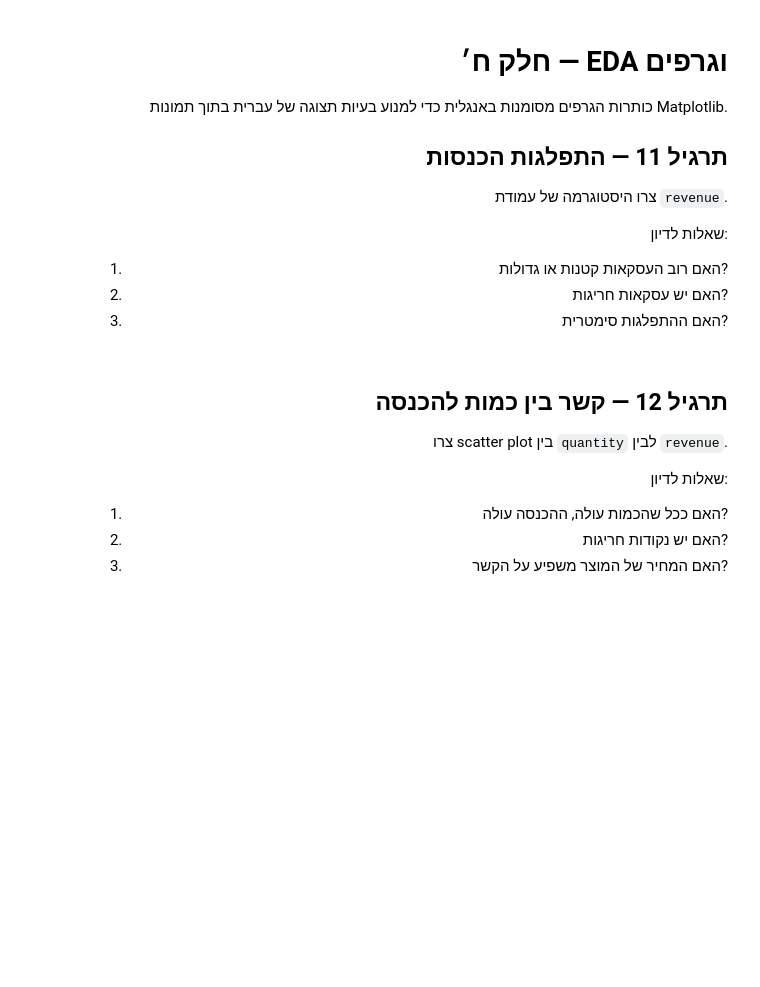
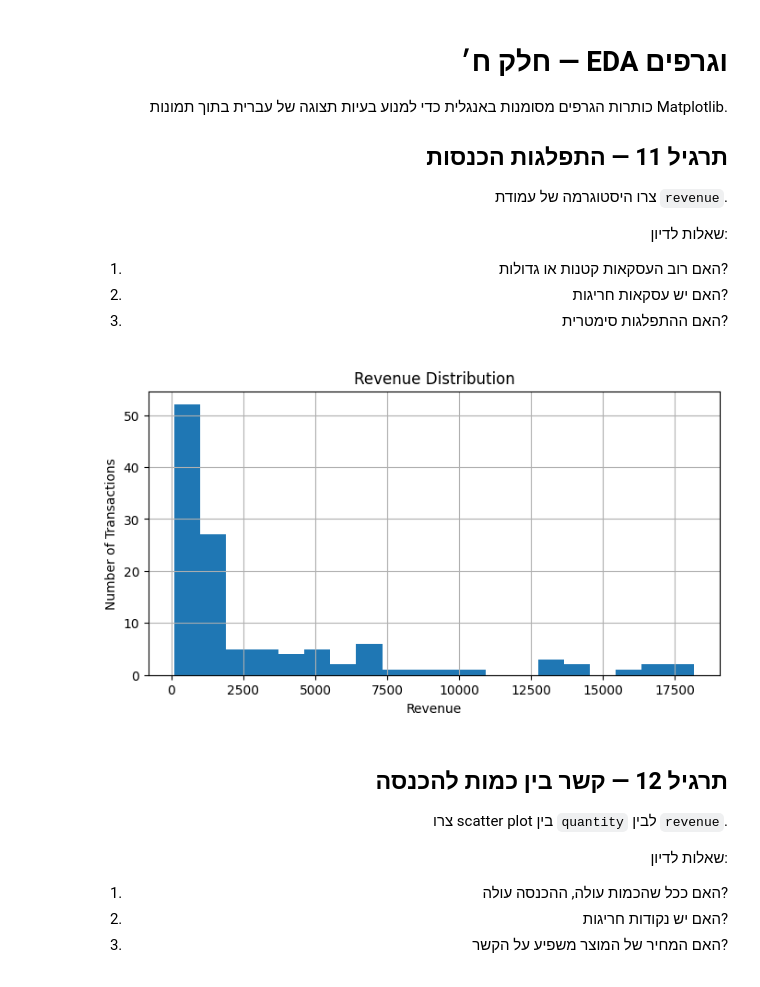
Before and after one commit to yahavLer/python-ai-engineer, a Jupyter notebook: tirgul/class4.ipynb, the cells around one changed output. Drawn from its saved outputs; the diff is of its cells as text; code cells hidden in the pictures; blank space fills up the shorter version.

```diff
--- a/tirgul/class4.ipynb
+++ b/tirgul/class4.ipynb
@@ -408,12 +493,16 @@ print(net_sales)
 </div>
 # %%
 # TODO: צרו עותק
-clean_df = None
+clean_df = df.copy()
 
 # TODO: מלאו הנחות חסרות ב-0
-
+clean_df["discount"] = clean_df["discount"].fillna(0)
 # TODO: מלאו דירוגים חסרים לפי ממוצע מוצר
-
+clean_df["rating"] = clean_df.groupby("product")["rating"].transform(lambda x: x.fillna(x.mean()))
 # TODO: צרו עמודת revenue
+clean_df["revenue"] = clean_df["quantity"] * clean_df["price"]*(1 - clean_df["discount"])
 
 # TODO: בדקו שאין ערכים חסרים בעמודות הרלוונטיות
+print("Missing values after cleaning:")
+print(clean_df.isnull().sum())
+clean_df.head()
@@ -638,11 +828,13 @@ display(sql_top_products)
 # %%
 # TODO: צרו היסטוגרמה של revenue
 plt.figure(figsize=(8, 4))
-# clean_df["revenue"].hist(bins=20)
+clean_df["revenue"].hist(bins=20)
 plt.title("Revenue Distribution")
 plt.xlabel("Revenue")
 plt.ylabel("Number of Transactions")
 plt.show()
+# %% [output]
+[figure, added]
 # %% [markdown]
 <div class="rtl" dir="rtl" style="direction: rtl; text-align: right;">
 
```
Also changed, not shown: parts of 20 cells of this notebook, 5 other files.
